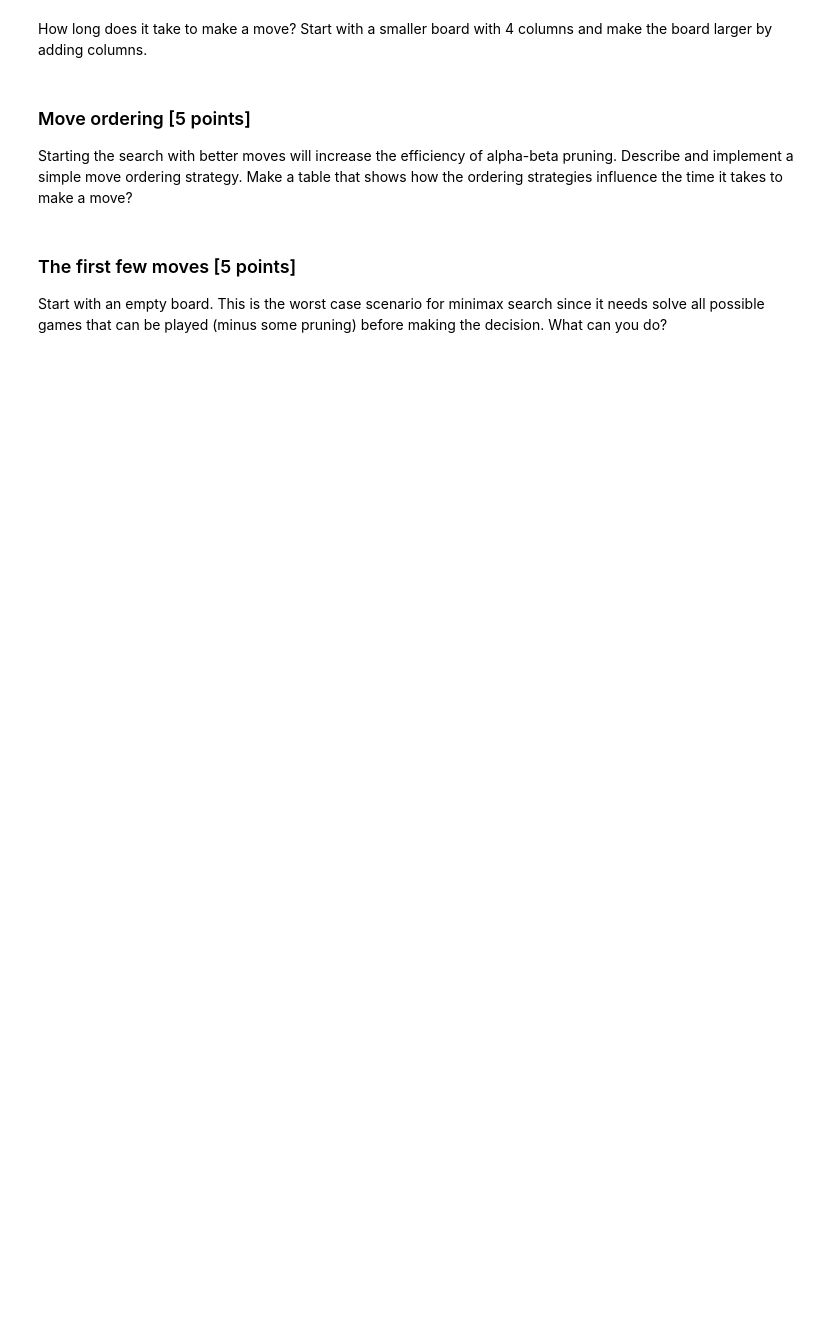
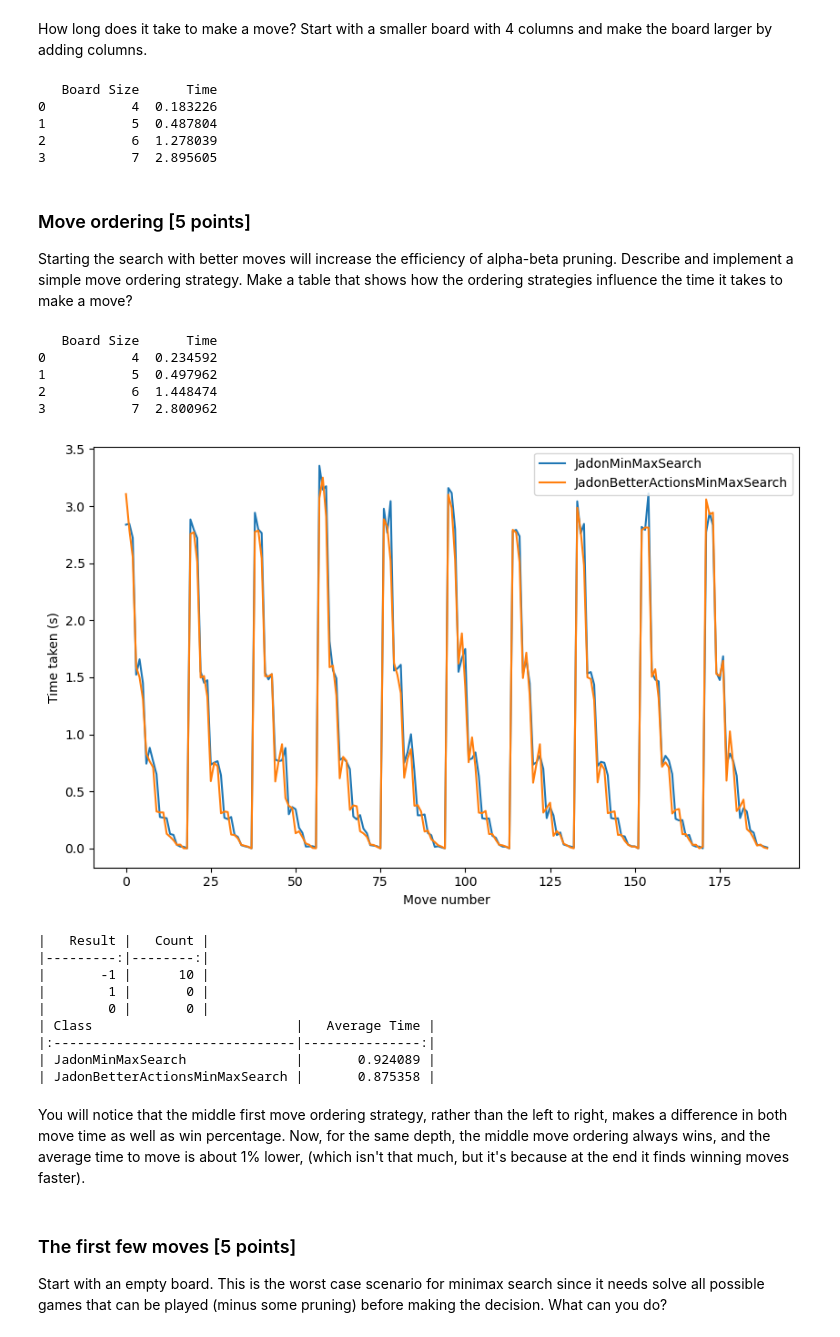
Before and after one commit to Jadonsw123/Assignment4, a Jupyter notebook: assignment_connect4.ipynb, the cells around one changed output. Drawn from its saved outputs; the diff is of its cells as text; code cells hidden in the pictures; blank space fills up the shorter version.

```diff
--- a/assignment_connect4.ipynb
+++ b/assignment_connect4.ipynb
@@ -140,3 +520,22 @@ How long does it take to make a move? Start with a smaller board with 4 columns
+# %%
+import pandas as pd
+agent = JadonMinMaxSearch("Better",4)
+results = []
+for size in range(4, 8):
+    board = np.zeros((6, size))
+    start_time = time.time()
+    agent.act(board, 1)
+    end_time = time.time()
+    results.append([size, end_time - start_time])
+
+df = pd.DataFrame(results, columns=['Board Size', 'Time'])
+print(df)
+# %% [output]
+   Board Size      Time
+0           4  0.183226
+1           5  0.487804
+2           6  1.278039
+3           7  2.895605
 # %% [markdown]
 ### Move ordering [5 points]
 
@@ -146,3 +543,59 @@ Starting the search with better moves will increase the efficiency of alpha-beta
+# %%
+# Your code/ answer goes here.
+class JadonBetterActionsMinMaxSearch(JadonMinMaxSearch):
+    @staticmethod
+    def actions(board):
+        """Return a list of actions that are valid from this board."""
+        num_cols = len(board[0])
+        center_first = sorted(range(num_cols), key=lambda x: abs(x - num_cols // 2))
+        valid_actions = []
+        for col in center_first:
+            if board[0][col] == 0:  # If the top cell in a column is empty
+                valid_actions.append(col)
+        return valid_actions
+# %%
+import pandas as pd
+agent = JadonBetterActionsMinMaxSearch("Better",4)
+results = []
+for size in range(4, 8):
+    board = np.zeros((6, size))
+    start_time = time.time()
+    agent.act(board, 1)
+    end_time = time.time()
+    results.append([size, end_time - start_time])
+
+df = pd.DataFrame(results, columns=['Board Size', 'Time'])
+print(df)
+# %% [output]
+   Board Size      Time
+0           4  0.234592
+1           5  0.497962
+2           6  1.448474
+3           7  2.800962
+# %%
+results, times = play(JadonMinMaxSearch("red",4),JadonBetterActionsMinMaxSearch("yellow",4),10,graph=True)
+
+from tabulate import tabulate
+
+# Print results
+print(tabulate([(k, v) for k, v in results.items()], headers=['Result', 'Count'], tablefmt='pipe'))
+
+# Print average times
+avg_times = {k: np.mean(v) for k, v in times.items()}
+print(tabulate([(k, v) for k, v in avg_times.items()], headers=['Class', 'Average Time'], tablefmt='pipe'))
+# %% [output]
+[figure, added]
+|   Result |   Count |
+|---------:|--------:|
+|       -1 |      10 |
+|        1 |       0 |
+|        0 |       0 |
+| Class                          |   Average Time |
+|:-------------------------------|---------------:|
+| JadonMinMaxSearch              |       0.924089 |
+| JadonBetterActionsMinMaxSearch |       0.875358 |
+# %% [markdown]
+You will notice that the middle first move ordering strategy, rather than the left to right, makes a difference in both move time as well as win percentage. Now, for the same depth, the middle move ordering always wins, and the average time to move is about 1% lower, (which isn't that much, but it's because at the end it finds winning moves faster).
 # %% [markdown]
 ### The first few moves [5 points]
 
```
Also changed, not shown: parts of 48 cells of this notebook.
